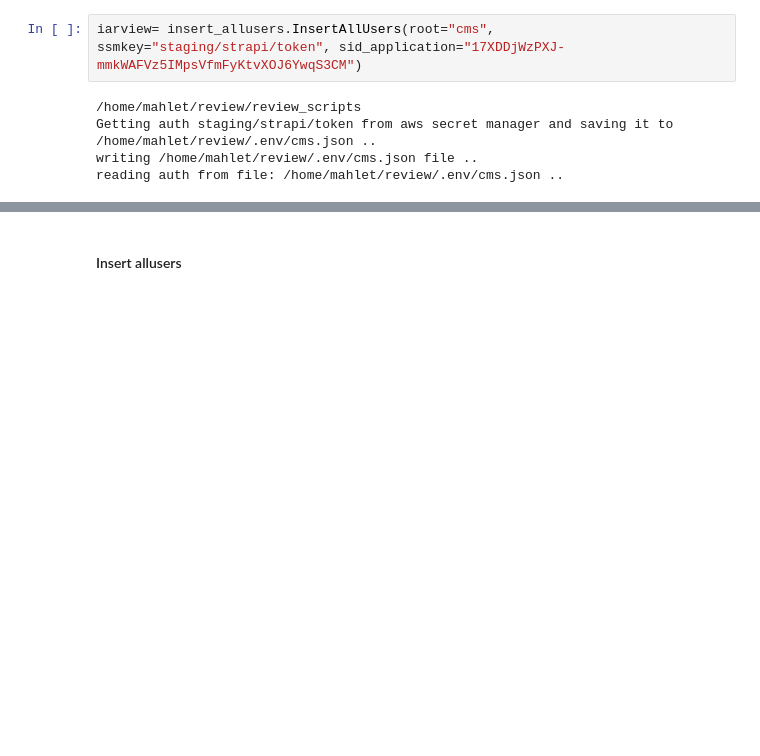
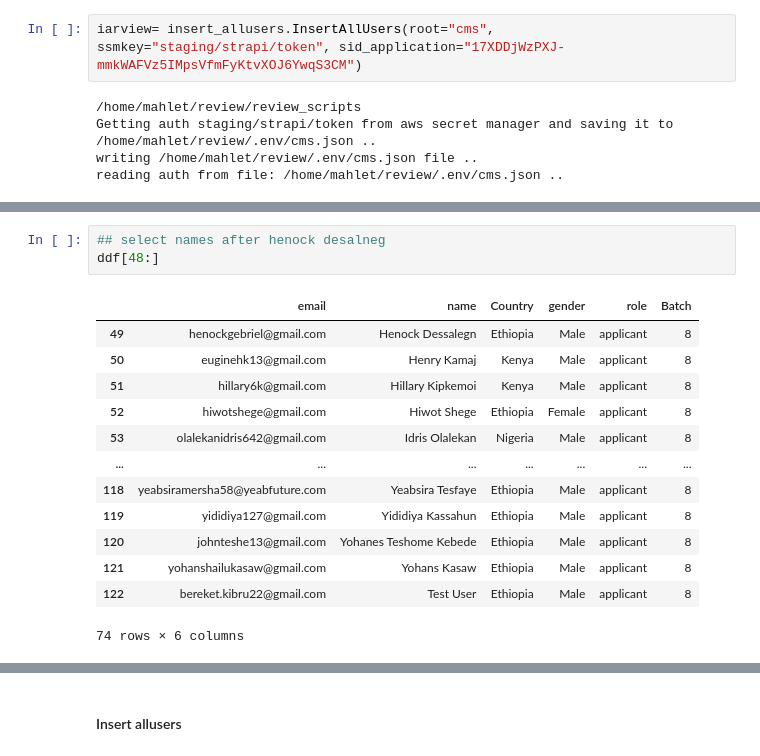
Before and after one commit to 10xac/review, a Jupyter notebook: notebooks/insert_all_users.ipynb, the cells around one changed output, grey strips where cells are left out. Drawn from its saved outputs; the diff is of its cells as text; blank space fills up the shorter version.

```diff
--- a/notebooks/insert_all_users.ipynb
+++ b/notebooks/insert_all_users.ipynb
@@ -54,0 +184,17 @@ reading auth from file: /home/mahlet/review/.env/cms.json ..
+# %%
+## select names after henock desalneg
+ddf[48:]
+# %% [output]
+|  | email | name | Country | gender | role | Batch |
+| 49 | henockgebriel@gmail.com | Henock Dessalegn | Ethiopia | Male | applicant | 8 |
+| 50 | euginehk13@gmail.com | Henry Kamaj | Kenya | Male | applicant | 8 |
+| 51 | hillary6k@gmail.com | Hillary Kipkemoi | Kenya | Male | applicant | 8 |
+| 52 | hiwotshege@gmail.com | Hiwot Shege | Ethiopia | Female | applicant | 8 |
+| 53 | olalekanidris642@gmail.com | Idris Olalekan | Nigeria | Male | applicant | 8 |
+| ... | ... | ... | ... | ... | ... | ... |
+| 118 | yeabsiramersha58@yeabfuture.com | Yeabsira Tesfaye | Ethiopia | Male | applicant | 8 |
+| 119 | yididiya127@gmail.com | Yididiya Kassahun | Ethiopia | Male | applicant | 8 |
+| 120 | johnteshe13@gmail.com | Yohanes Teshome Kebede | Ethiopia | Male | applicant | 8 |
+| 121 | yohanshailukasaw@gmail.com | Yohans Kasaw | Ethiopia | Male | applicant | 8 |
+| 122 | bereket.kibru22@gmail.com | Test User | Ethiopia | Male | applicant | 8 |
+74 rows × 6 columns
```
Also changed, not shown: parts of 31 cells of this notebook, 7 other files.
